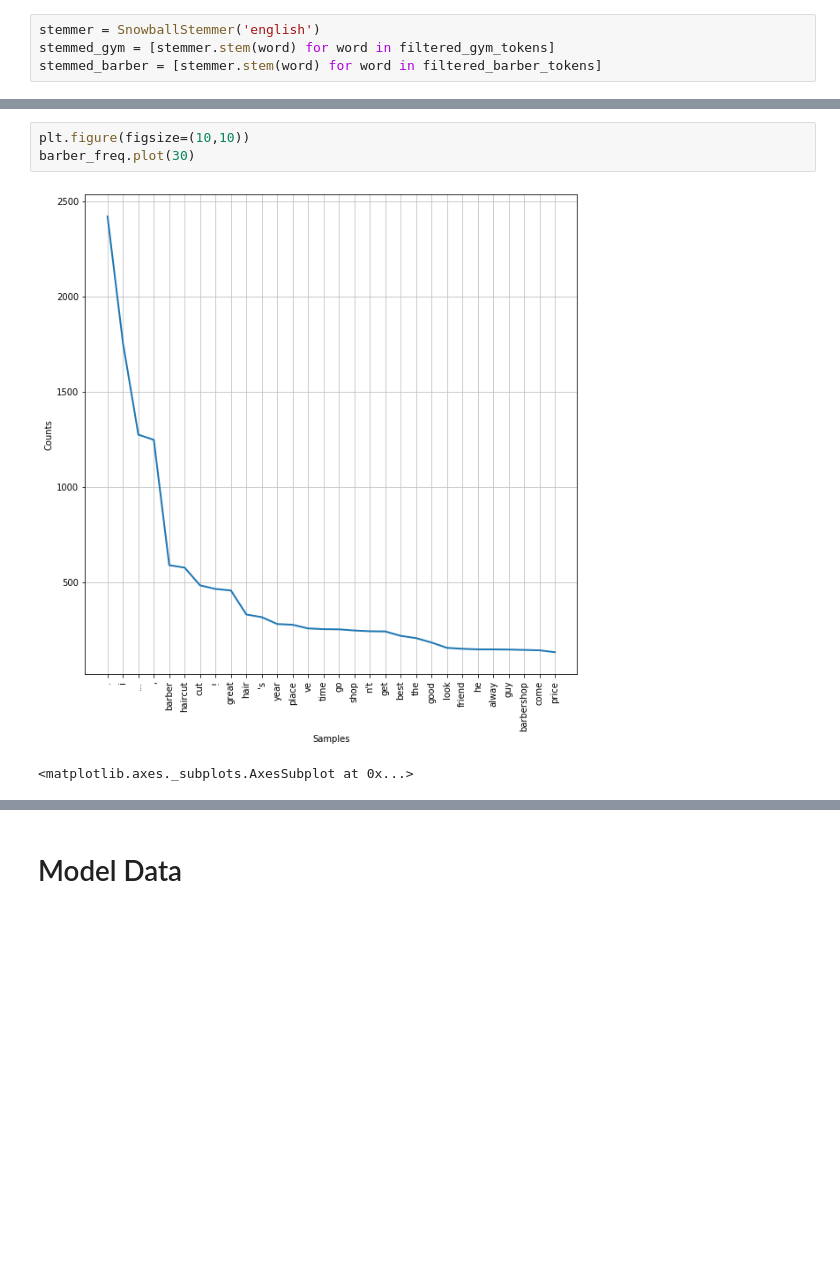
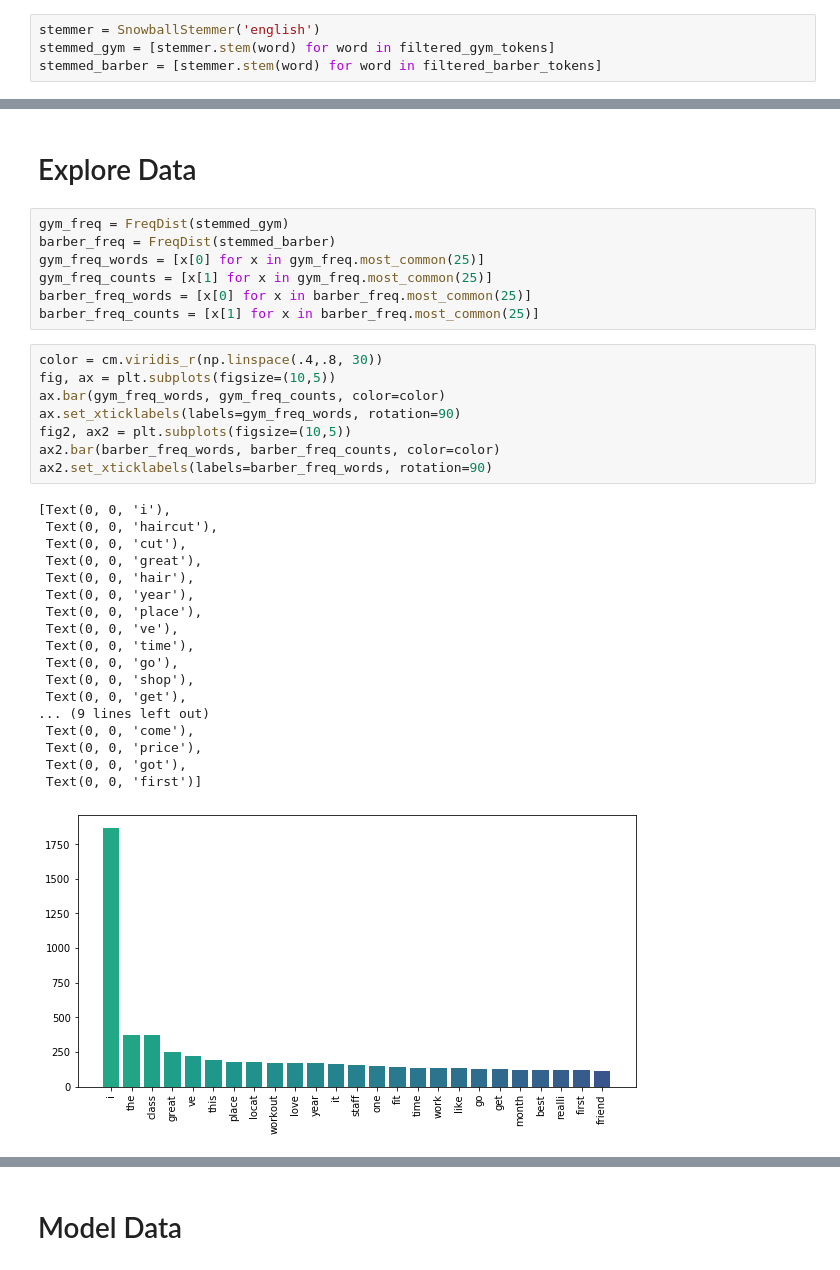
Before and after one commit to blantj/yelp_nlp, a Jupyter notebook: Modeling.ipynb, the cells around one changed output, grey strips where cells are left out. Saved outputs shown, nothing was run; the diff lists cells and outputs as text; blank space fills up the shorter version.

```diff
--- a/Modeling.ipynb
+++ b/Modeling.ipynb
@@ -76,6 +71,36 @@ gym_freq.plot(30)
-# %%
-plt.figure(figsize=(10,10))
-barber_freq.plot(30)
-# %% [output]
-[figure, removed]
-<matplotlib.axes._subplots.AxesSubplot at 0x...>
+# %% [markdown]
+# Explore Data
+# %%
+gym_freq = FreqDist(stemmed_gym)
+barber_freq = FreqDist(stemmed_barber)
+gym_freq_words = [x[0] for x in gym_freq.most_common(25)]
+gym_freq_counts = [x[1] for x in gym_freq.most_common(25)]
+barber_freq_words = [x[0] for x in barber_freq.most_common(25)]
+barber_freq_counts = [x[1] for x in barber_freq.most_common(25)]
+# %%
+color = cm.viridis_r(np.linspace(.4,.8, 30))
+fig, ax = plt.subplots(figsize=(10,5))
+ax.bar(gym_freq_words, gym_freq_counts, color=color)
+ax.set_xticklabels(labels=gym_freq_words, rotation=90)
+fig2, ax2 = plt.subplots(figsize=(10,5))
+ax2.bar(barber_freq_words, barber_freq_counts, color=color)
+ax2.set_xticklabels(labels=barber_freq_words, rotation=90)
+# %% [output]
+[Text(0, 0, 'i'),
+ Text(0, 0, 'haircut'),
+ Text(0, 0, 'cut'),
+ Text(0, 0, 'great'),
+ Text(0, 0, 'hair'),
+ Text(0, 0, 'year'),
+ Text(0, 0, 'place'),
+ Text(0, 0, 've'),
+ Text(0, 0, 'time'),
+ Text(0, 0, 'go'),
+ Text(0, 0, 'shop'),
+ Text(0, 0, 'get'),
+... (9 lines left out)
+ Text(0, 0, 'come'),
+ Text(0, 0, 'price'),
+ Text(0, 0, 'got'),
+ Text(0, 0, 'first')]
+[figure, added]
```
Also changed, not shown: parts of 16 cells of this notebook.
